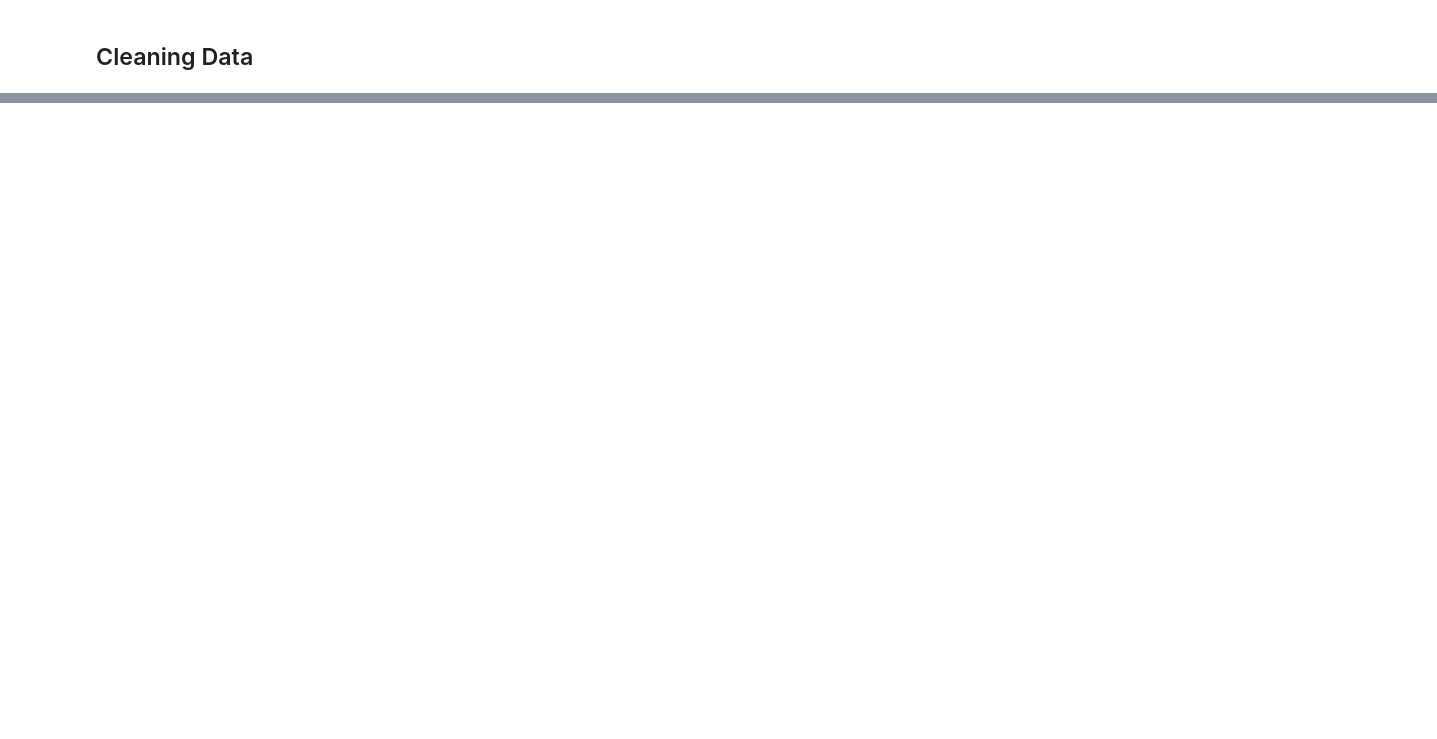
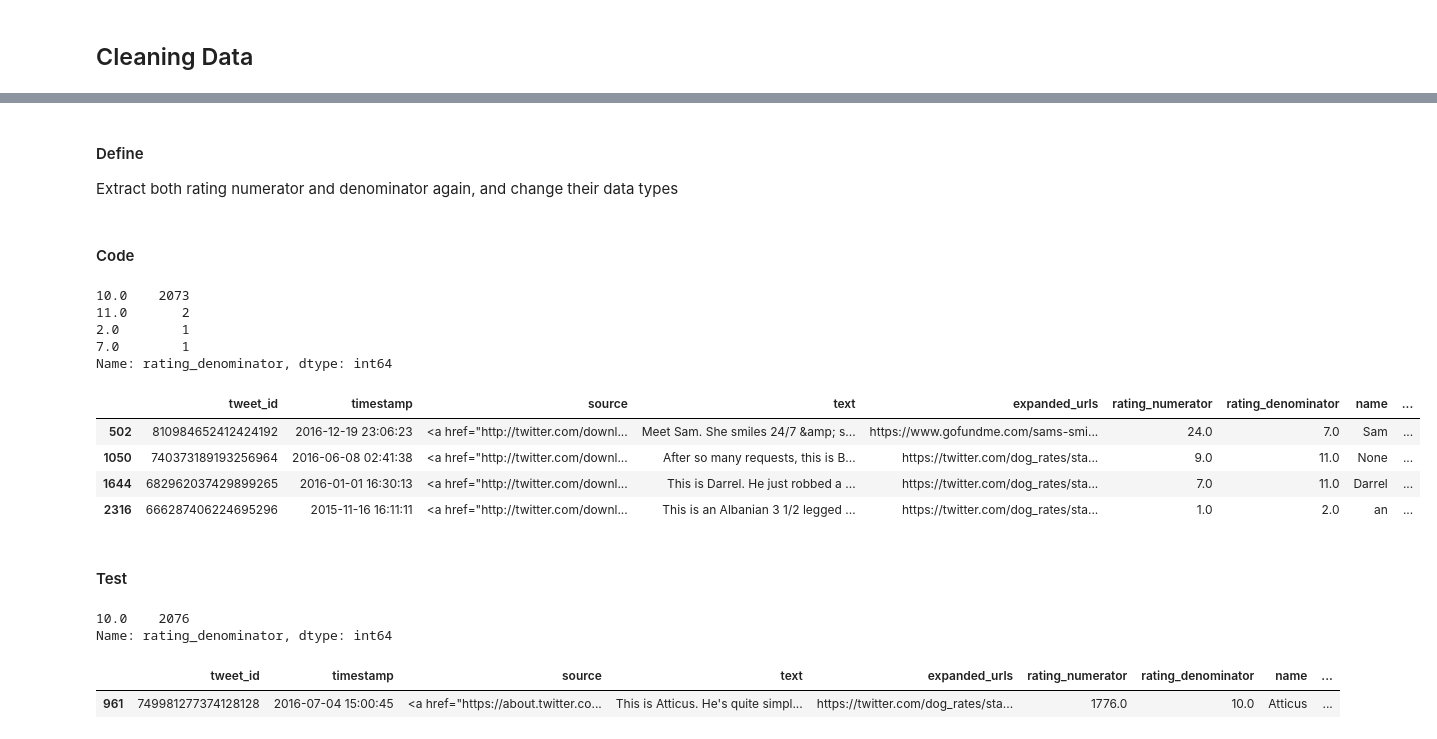
Before and after one commit to zeyusu/UdacityDataWranglingProject, a Jupyter notebook: wrangle_act.ipynb, the cells around one changed output, grey strips where cells are left out. Cells and saved outputs as stored; diff of their text form; code cells hidden in the pictures; blank space fills up the shorter version.

```diff
--- a/wrangle_act.ipynb
+++ b/wrangle_act.ipynb
@@ -399,0 +585,8 @@ len(fails_dict.keys())
+# %%
+import re
+#The re.IGNORECASE switch is turned on for case-insensitive comparisons, and the resultant matches are lowercased
+word_list = ['doggo','floofer','pupper','puppo']
+archive_clean['dogtionary'] = archive_clean.text.str.extract('({})'.format('|'.join(word_list)),
+                        flags=re.IGNORECASE, expand=False).str.lower().fillna('None')
+# %%
+archive_clean.drop(['doggo','floofer','pupper','puppo'],axis=1,inplace = True)
@@ -399,0 +626,2 @@ len(fails_dict.keys())
+# %%
+archive_clean.timestamp = pd.to_datetime(archive_clean.timestamp)
@@ -399,0 +645,28 @@ len(fails_dict.keys())
+# %% [markdown]
+#### Define
+
+Extract both rating numerator and denominator again, and change their data types
+# %% [markdown]
+#### Code
+# %%
+# Extract numerator and denominator by using regex
+correct_rating = archive_clean.text.str.extract('((?:\d+\.)?\d+)\/(\d+)', expand=True)
+archive_clean['rating_numerator'] = (correct_rating[0]).astype(float)
+archive_clean['rating_denominator'] = (correct_rating[1]).astype(float)
+# %%
+# Four denominator still seems wired, we will modify them manually
+archive_clean.rating_denominator.value_counts()
+# %% [output]
+10.0    2073
+11.0       2
+2.0        1
+7.0        1
+Name: rating_denominator, dtype: int64
+# %%
+archive_clean.query('rating_denominator != 10')
+# %% [output]
+|  | tweet_id | timestamp | source | text | expanded_urls | rating_numerator | rating_denominator | name | ... |
+| 502 | 810984652412424192 | 2016-12-19 23:06:23 | <a href="http://twitter.com/downl... | Meet Sam. She smiles 24/7 &amp; s... | https://www.gofundme.com/sams-smi... | 24.0 | 7.0 | Sam | ... |
+| 1050 | 740373189193256964 | 2016-06-08 02:41:38 | <a href="http://twitter.com/downl... | After so many requests, this is B... | https://twitter.com/dog_rates/sta... | 9.0 | 11.0 | None | ... |
+| 1644 | 682962037429899265 | 2016-01-01 16:30:13 | <a href="http://twitter.com/downl... | This is Darrel. He just robbed a ... | https://twitter.com/dog_rates/sta... | 7.0 | 11.0 | Darrel | ... |
+| 2316 | 666287406224695296 | 2015-11-16 16:11:11 | <a href="http://twitter.com/downl... | This is an Albanian 3 1/2 legged ... | https://twitter.com/dog_rates/sta... | 1.0 | 2.0 | an | ... |
@@ -399,0 +686,12 @@ len(fails_dict.keys())
+# %% [markdown]
+#### Test
+# %%
+archive_clean.rating_denominator.value_counts()
+# %% [output]
+10.0    2076
+Name: rating_denominator, dtype: int64
+# %%
+archive_clean.query('rating_numerator == 1776.0')
+# %% [output]
+|  | tweet_id | timestamp | source | text | expanded_urls | rating_numerator | rating_denominator | name | ... |
+| 961 | 749981277374128128 | 2016-07-04 15:00:45 | <a href="https://about.twitter.co... | This is Atticus. He's quite simpl... | https://twitter.com/dog_rates/sta... | 1776.0 | 10.0 | Atticus | ... |
```
Also changed, not shown: parts of 84 cells of this notebook.
